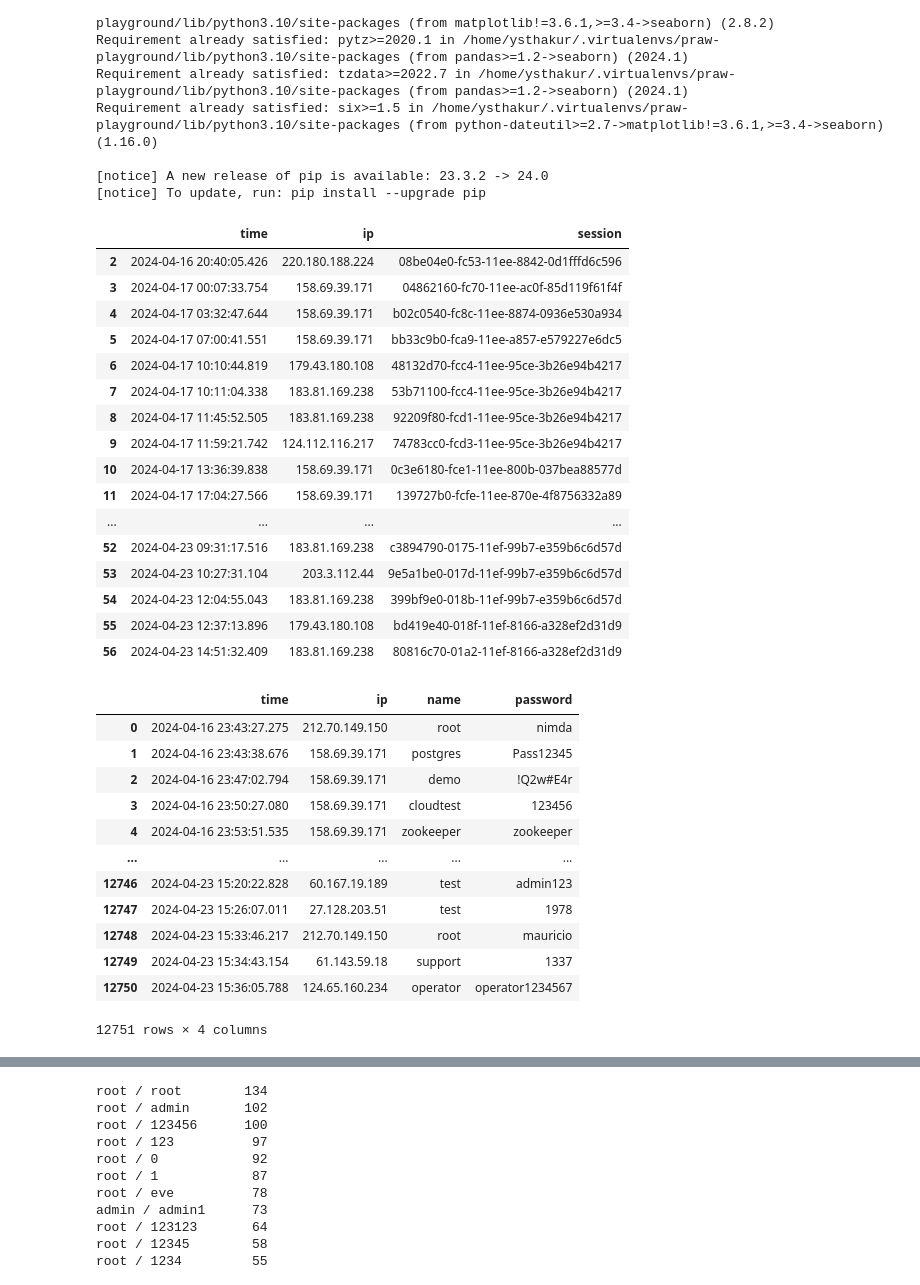
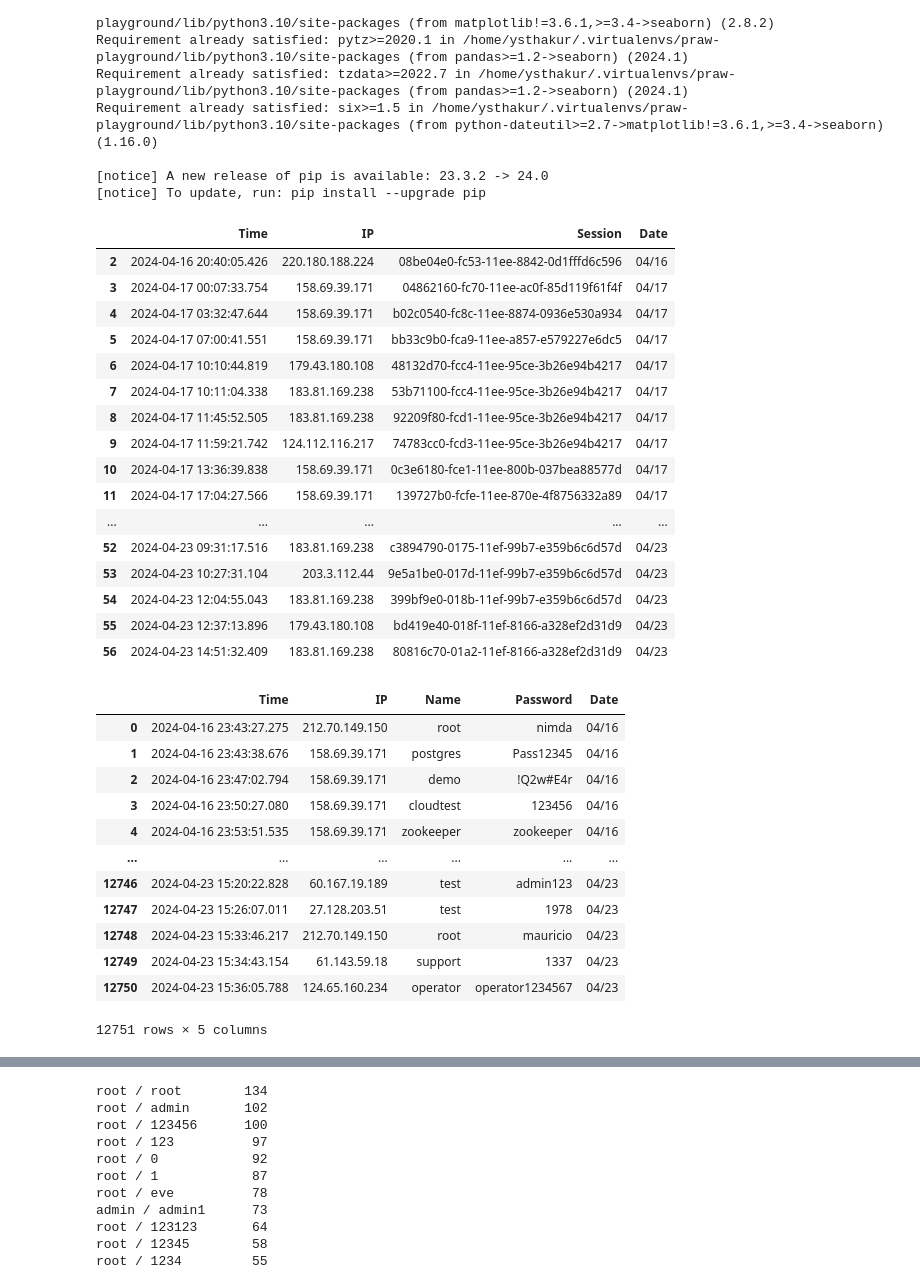
Before and after one commit to ysthakur/hacs202-ssh-hp, a Jupyter notebook: imhungry.ipynb, the cells around one changed output, grey strips where cells are left out. Saved outputs shown, nothing was run; the diff lists cells and outputs as text; code cells hidden in the pictures.

```diff
--- a/imhungry.ipynb
+++ b/imhungry.ipynb
@@ -20,63 +20,66 @@ Requirement already satisfied: six>=1.5 in /home/ysthakur/.virtualenvs/praw-play
 [notice] A new release of pip is available: 23.3.2 -> 24.0
 [notice] To update, run: pip install --upgrade pip
 # %%
-from datetime import datetime
-import numpy as np
 import pandas as pd
 import seaborn as sns
 
 sns.set_theme()
+
+yash_ip = "10.104.168.213" # I (Yash) logged in
 # %%
 logins = pd.read_csv(
-    "data/logins.txt", sep=";", names=["time", "ip", "session"], parse_dates=["time"]
+    "data/logins.txt", sep=";", names=["Time", "IP", "Session"], parse_dates=["Time"]
 )
-logins = logins[logins["ip"] != "10.104.168.213"] # I (Yash) logged in
+logins = logins[logins["IP"] != yash_ip]
+logins["Date"] = logins["Time"].map(lambda dt: dt.strftime("%m/%d"))
 logins
 # %% [output]
-|  | time | ip | session |
-| 2 | 2024-04-16 20:40:05.426 | 220.180.188.224 | 08be04e0-fc53-11ee-8842-0d1fffd6c596 |
-| 3 | 2024-04-17 00:07:33.754 | 158.69.39.171 | 04862160-fc70-11ee-ac0f-85d119f61f4f |
-| 4 | 2024-04-17 03:32:47.644 | 158.69.39.171 | b02c0540-fc8c-11ee-8874-0936e530a934 |
-| 5 | 2024-04-17 07:00:41.551 | 158.69.39.171 | bb33c9b0-fca9-11ee-a857-e579227e6dc5 |
-| 6 | 2024-04-17 10:10:44.819 | 179.43.180.108 | 48132d70-fcc4-11ee-95ce-3b26e94b4217 |
-| 7 | 2024-04-17 10:11:04.338 | 183.81.169.238 | 53b71100-fcc4-11ee-95ce-3b26e94b4217 |
-| 8 | 2024-04-17 11:45:52.505 | 183.81.169.238 | 92209f80-fcd1-11ee-95ce-3b26e94b4217 |
-| 9 | 2024-04-17 11:59:21.742 | 124.112.116.217 | 74783cc0-fcd3-11ee-95ce-3b26e94b4217 |
-| 10 | 2024-04-17 13:36:39.838 | 158.69.39.171 | 0c3e6180-fce1-11ee-800b-037bea88577d |
-| 11 | 2024-04-17 17:04:27.566 | 158.69.39.171 | 139727b0-fcfe-11ee-870e-4f8756332a89 |
-| ... | ... | ... | ... |
-| 52 | 2024-04-23 09:31:17.516 | 183.81.169.238 | c3894790-0175-11ef-99b7-e359b6c6d57d |
-| 53 | 2024-04-23 10:27:31.104 | 203.3.112.44 | 9e5a1be0-017d-11ef-99b7-e359b6c6d57d |
-| 54 | 2024-04-23 12:04:55.043 | 183.81.169.238 | 399bf9e0-018b-11ef-99b7-e359b6c6d57d |
-| 55 | 2024-04-23 12:37:13.896 | 179.43.180.108 | bd419e40-018f-11ef-8166-a328ef2d31d9 |
-| 56 | 2024-04-23 14:51:32.409 | 183.81.169.238 | 80816c70-01a2-11ef-8166-a328ef2d31d9 |
+|  | Time | IP | Session | Date |
+| 2 | 2024-04-16 20:40:05.426 | 220.180.188.224 | 08be04e0-fc53-11ee-8842-0d1fffd6c596 | 04/16 |
+| 3 | 2024-04-17 00:07:33.754 | 158.69.39.171 | 04862160-fc70-11ee-ac0f-85d119f61f4f | 04/17 |
+| 4 | 2024-04-17 03:32:47.644 | 158.69.39.171 | b02c0540-fc8c-11ee-8874-0936e530a934 | 04/17 |
+| 5 | 2024-04-17 07:00:41.551 | 158.69.39.171 | bb33c9b0-fca9-11ee-a857-e579227e6dc5 | 04/17 |
+| 6 | 2024-04-17 10:10:44.819 | 179.43.180.108 | 48132d70-fcc4-11ee-95ce-3b26e94b4217 | 04/17 |
+| 7 | 2024-04-17 10:11:04.338 | 183.81.169.238 | 53b71100-fcc4-11ee-95ce-3b26e94b4217 | 04/17 |
+| 8 | 2024-04-17 11:45:52.505 | 183.81.169.238 | 92209f80-fcd1-11ee-95ce-3b26e94b4217 | 04/17 |
+| 9 | 2024-04-17 11:59:21.742 | 124.112.116.217 | 74783cc0-fcd3-11ee-95ce-3b26e94b4217 | 04/17 |
+| 10 | 2024-04-17 13:36:39.838 | 158.69.39.171 | 0c3e6180-fce1-11ee-800b-037bea88577d | 04/17 |
+| 11 | 2024-04-17 17:04:27.566 | 158.69.39.171 | 139727b0-fcfe-11ee-870e-4f8756332a89 | 04/17 |
+| ... | ... | ... | ... | ... |
+| 52 | 2024-04-23 09:31:17.516 | 183.81.169.238 | c3894790-0175-11ef-99b7-e359b6c6d57d | 04/23 |
+| 53 | 2024-04-23 10:27:31.104 | 203.3.112.44 | 9e5a1be0-017d-11ef-99b7-e359b6c6d57d | 04/23 |
+| 54 | 2024-04-23 12:04:55.043 | 183.81.169.238 | 399bf9e0-018b-11ef-99b7-e359b6c6d57d | 04/23 |
+| 55 | 2024-04-23 12:37:13.896 | 179.43.180.108 | bd419e40-018f-11ef-8166-a328ef2d31d9 | 04/23 |
+| 56 | 2024-04-23 14:51:32.409 | 183.81.169.238 | 80816c70-01a2-11ef-8166-a328ef2d31d9 | 04/23 |
 # %%
 login_attempts = pd.read_csv(
     "data/login_attempts.txt",
     sep=";",
-    names=["time", "ip", "method", "name", "password"],
-    dtype={ "name": "str", "password": "str" },
-    parse_dates=["time"],
+    names=["Time", "IP", "method", "Name", "Password"],
+    dtype={ "Name": "str", "Password": "str" },
+    parse_dates=["Time"],
     # MITM doesn't wrap passwords with semicolons in them in quotes
     on_bad_lines=lambda lines: (
         lines[:-2] + [";".join(lines[-2:])] if len(lines) == 6 else lines
     ),
     engine="python",
 )
+logins = logins[logins["IP"] != yash_ip]
 login_attempts.drop("method", axis=1, inplace=True)
+login_attempts["Date"] = login_attempts["Time"].map(lambda dt: dt.strftime("%m/%d"))
 login_attempts
 # %% [output]
-|  | time | ip | name | password |
-| 0 | 2024-04-16 23:43:27.275 | 212.70.149.150 | root | nimda |
-| 1 | 2024-04-16 23:43:38.676 | 158.69.39.171 | postgres | Pass12345 |
-| 2 | 2024-04-16 23:47:02.794 | 158.69.39.171 | demo | !Q2w#E4r |
-| 3 | 2024-04-16 23:50:27.080 | 158.69.39.171 | cloudtest | 123456 |
-| 4 | 2024-04-16 23:53:51.535 | 158.69.39.171 | zookeeper | zookeeper |
-| ... | ... | ... | ... | ... |
-| 12746 | 2024-04-23 15:20:22.828 | 60.167.19.189 | test | admin123 |
-| 12747 | 2024-04-23 15:26:07.011 | 27.128.203.51 | test | 1978 |
-| 12748 | 2024-04-23 15:33:46.217 | 212.70.149.150 | root | mauricio |
-| 12749 | 2024-04-23 15:34:43.154 | 61.143.59.18 | support | 1337 |
-| 12750 | 2024-04-23 15:36:05.788 | 124.65.160.234 | operator | operator1234567 |
+|  | Time | IP | Name | Password | Date |
+| 0 | 2024-04-16 23:43:27.275 | 212.70.149.150 | root | nimda | 04/16 |
+| 1 | 2024-04-16 23:43:38.676 | 158.69.39.171 | postgres | Pass12345 | 04/16 |
+| 2 | 2024-04-16 23:47:02.794 | 158.69.39.171 | demo | !Q2w#E4r | 04/16 |
+| 3 | 2024-04-16 23:50:27.080 | 158.69.39.171 | cloudtest | 123456 | 04/16 |
+| 4 | 2024-04-16 23:53:51.535 | 158.69.39.171 | zookeeper | zookeeper | 04/16 |
+| ... | ... | ... | ... | ... | ... |
+| 12746 | 2024-04-23 15:20:22.828 | 60.167.19.189 | test | admin123 | 04/23 |
+| 12747 | 2024-04-23 15:26:07.011 | 27.128.203.51 | test | 1978 | 04/23 |
+| 12748 | 2024-04-23 15:33:46.217 | 212.70.149.150 | root | mauricio | 04/23 |
+| 12749 | 2024-04-23 15:34:43.154 | 61.143.59.18 | support | 1337 | 04/23 |
+| 12750 | 2024-04-23 15:36:05.788 | 124.65.160.234 | operator | operator1234567 | 04/23 |
-12751 rows × 4 columns
+12751 rows × 5 columns
 # %%
```
Also changed, not shown: parts of 8 cells of this notebook.
